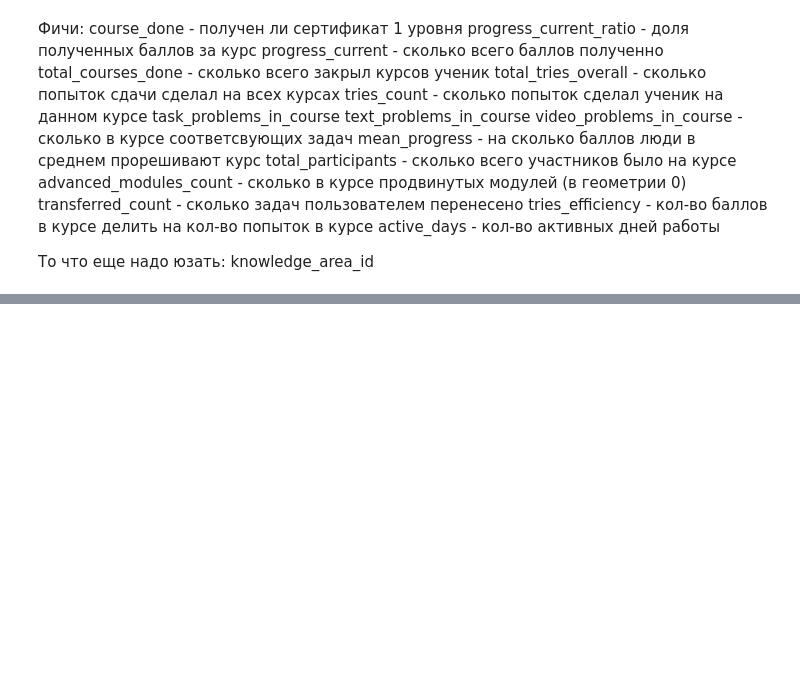
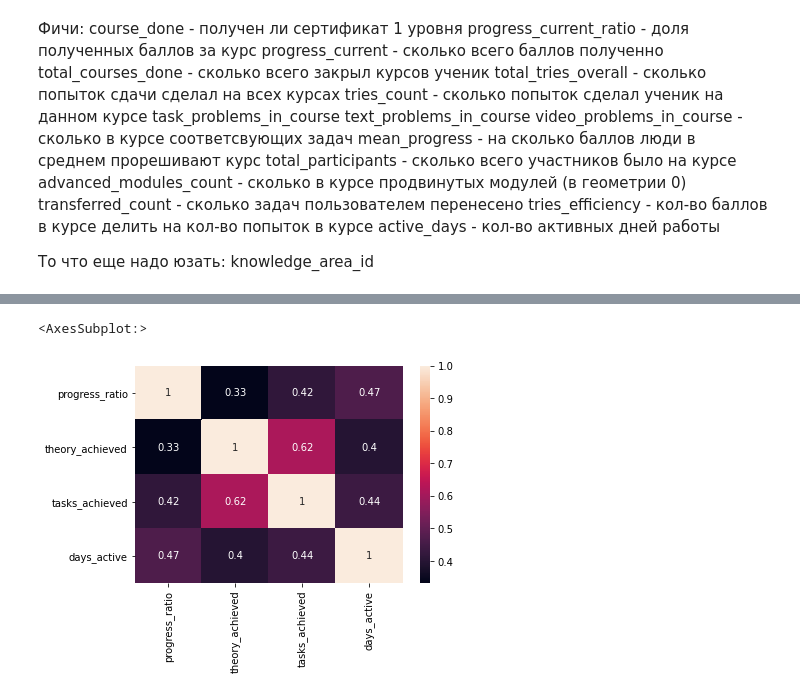
Before and after one commit to Uhbifg/sirius_2021_metric, a Jupyter notebook: data_explore.ipynb, the cells around one changed output, grey strips where cells are left out. Cells and saved outputs as stored; diff of their text form; code cells hidden in the pictures; blank space fills up the shorter version.

```diff
--- a/data_explore.ipynb
+++ b/data_explore.ipynb
@@ -563,0 +521,7 @@ u_course_progress["active_days"] = u_course_progress.merge(d, on=['user_id', 'co
+# %%
+df = pd.read_csv("learning_data.csv")
+# %%
+sns.heatmap(df.corr(), annot=True)
+# %% [output]
+<AxesSubplot:>
+[figure, added]
```
Also changed, not shown: parts of 26 cells of this notebook.
